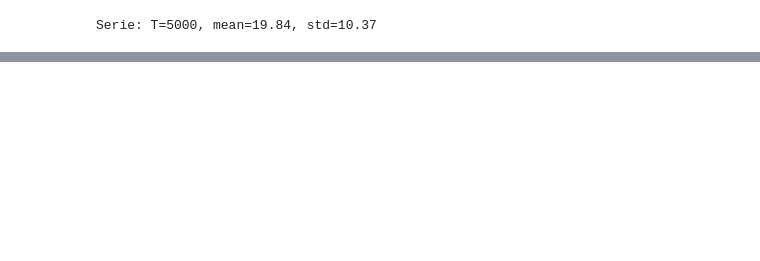
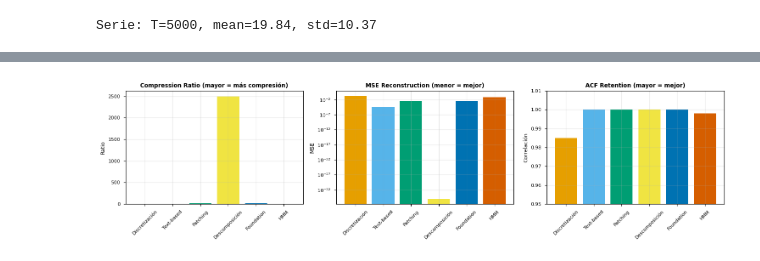
Before and after one commit to jaime-oriol/RITMO, a Jupyter notebook: tecnicas/comparacion_metricas.ipynb, the cells around one changed output, grey strips where cells are left out. Cells and saved outputs as stored; diff of their text form; code cells hidden in the pictures; blank space fills up the shorter version.

Commit message:
feat(metricas): añadir bigram_entropy, token_persistence, top_k_coverage + actualizar notebook

```diff
--- a/tecnicas/comparacion_metricas.ipynb
+++ b/tecnicas/comparacion_metricas.ipynb
@@ -17,10 +19,13 @@ from tecnicas.text_based import text_based_tokenize, decode_text_based
 from tecnicas.patching import patching_tokenize
 from tecnicas.decomposition import decomposition_tokenize
 from tecnicas.foundation import foundation_tokenize, reconstruct_from_patches
-from tecnicas.metrics import evaluate_tokenization, compression_ratio, mse_reconstruction, acf_retention, vocabulary_entropy
+from tecnicas.metrics import evaluate_tokenization
+from hmm import baum_welch, viterbi_decode
 
 plt.style.use('seaborn-v0_8-paper')
 plt.rcParams['figure.dpi'] = 100
+plt.rcParams['savefig.dpi'] = 300
+plt.rcParams['savefig.bbox'] = 'tight'
 # %%
 # Cargar ETTh1
 df = pd.read_csv('../dataset/ETT-small/ETTh1.csv')
@@ -267,0 +177,38 @@ Estas metricas intrinsecas son complementarias para responder al tutor.
+# %%
+# Visualización de métricas universales
+fig, axes = plt.subplots(1, 3, figsize=(15, 4))
+
+tecnicas = df_metricas['Técnica'].values
+colors = ['#E69F00', '#56B4E9', '#009E73', '#F0E442', '#0072B2', '#D55E00']
+
+# Compression Ratio
+ax = axes[0]
+ax.bar(tecnicas, df_metricas['compression_ratio'], color=colors)
+ax.set_title('Compression Ratio (mayor = más compresión)', fontweight='bold')
+ax.set_ylabel('Ratio')
+ax.tick_params(axis='x', rotation=45)
+ax.grid(alpha=0.3)
+
+# MSE Reconstruction
+ax = axes[1]
+ax.bar(tecnicas, df_metricas['mse_reconstruction'], color=colors)
+ax.set_title('MSE Reconstruction (menor = mejor)', fontweight='bold')
+ax.set_ylabel('MSE')
+ax.tick_params(axis='x', rotation=45)
+ax.set_yscale('log')
+ax.grid(alpha=0.3)
+
+# ACF Retention
+ax = axes[2]
+ax.bar(tecnicas, df_metricas['acf_retention'], color=colors)
+ax.set_title('ACF Retention (mayor = mejor)', fontweight='bold')
+ax.set_ylabel('Correlación')
+ax.set_ylim(0.95, 1.01)
+ax.tick_params(axis='x', rotation=45)
+ax.grid(alpha=0.3)
+
+plt.tight_layout()
+plt.savefig('figures/metricas_universales.png')
+plt.show()
+# %% [output]
+[figure, added]
```
Also changed, not shown: parts of 9 cells of this notebook, 3 other files.
